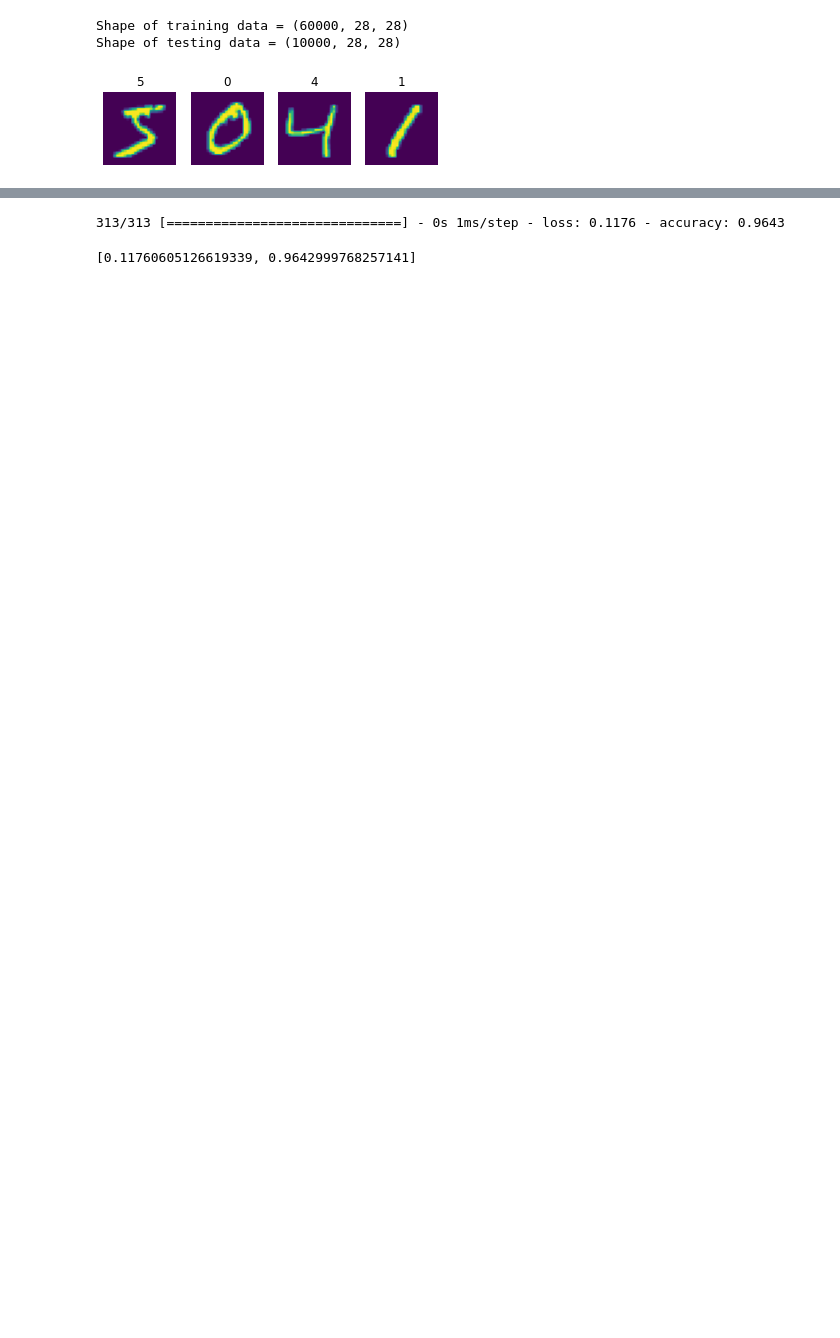
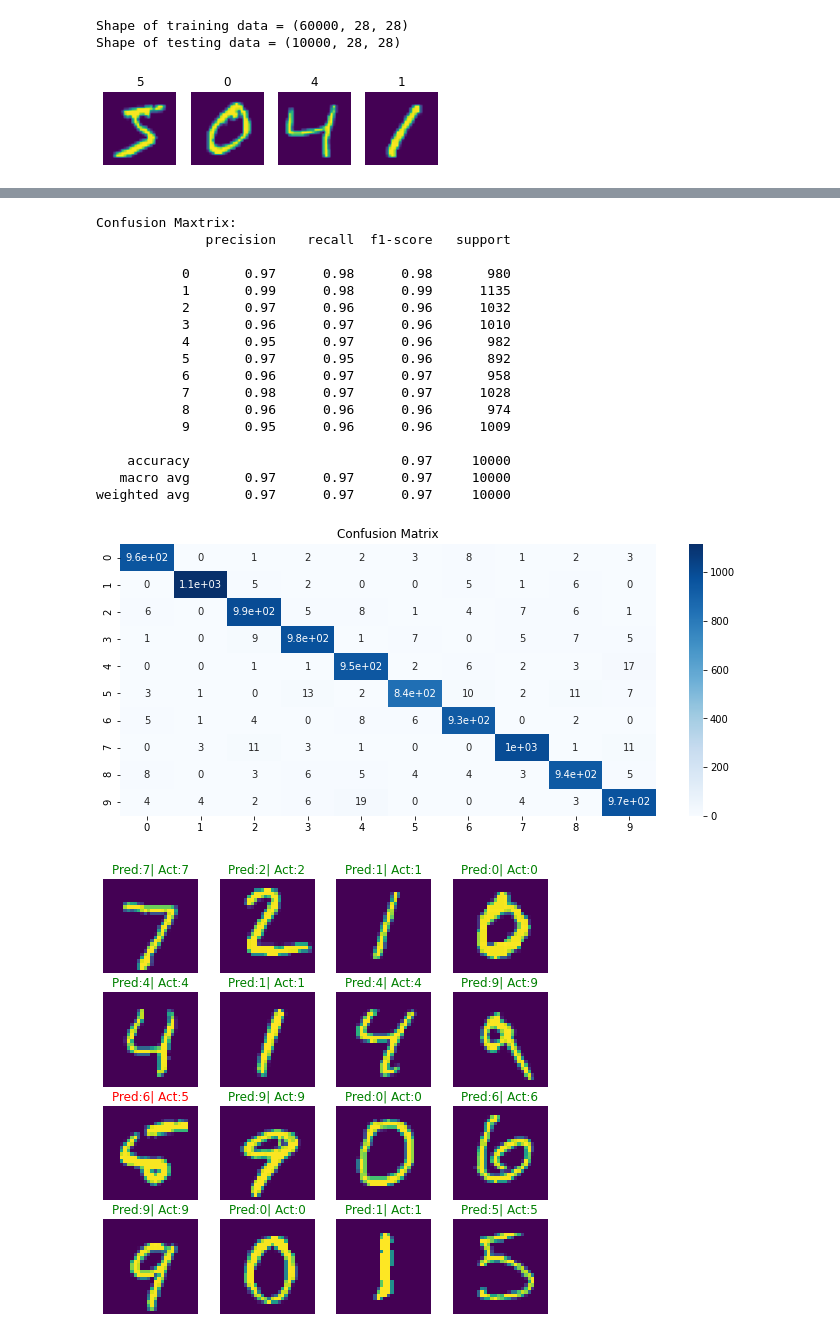
Before and after one commit to vajay84/NN, a Jupyter notebook: MNIST_dnn.ipynb, the cells around one changed output, grey strips where cells are left out. Saved outputs shown, nothing was run; the diff lists cells and outputs as text; code cells hidden in the pictures; blank space fills up the shorter version.

```diff
--- a/MNIST_dnn.ipynb
+++ b/MNIST_dnn.ipynb
@@ -156,5 +170,44 @@ logs.plot()
+# %%
+def plot_images_and_labels(test_x, test_y, y_pred):
+    fig, axes = plt.subplots(4, 4, figsize= (8, 8))
+    for i, ax in enumerate(axes.flatten()):
+        data_ =  test_x[i]
+        color= 'g'
+        ax.imshow(data_)
+        if y_pred[i] != test_y[i]:
+            color ='r'
+        ax.set_title(f"Pred:{y_pred[i]}| Act:{test_y[i]}", color=color)
+        ax.axis('off')
+    plt.show()
+
+
+def generate_error_reports(model, test_x, test_y):
+    y_pred = model.predict_classes(test_x)
+    print("Confusion Maxtrix:")
+    print(classification_report(test_y, y_pred))
+    _, ax = plt.subplots(figsize= (12, 5))
+    sn.heatmap(confusion_matrix(test_y, y_pred), cmap='Blues', annot=True, ax=ax)
+    ax.set_title("Confusion Matrix")
+    plot_images_and_labels(test_x, test_y, y_pred)
 # %%
-model.evaluate(test_x, test_y)
+generate_error_reports(model,test_x, test_y)
 # %% [output]
-313/313 [==============================] - 0s 1ms/step - loss: 0.1176 - accuracy: 0.9643
+Confusion Maxtrix:
+              precision    recall  f1-score   support
+
+           0       0.97      0.98      0.98       980
+           1       0.99      0.98      0.99      1135
+           2       0.97      0.96      0.96      1032
+           3       0.96      0.97      0.96      1010
+           4       0.95      0.97      0.96       982
+           5       0.97      0.95      0.96       892
+           6       0.96      0.97      0.97       958
+           7       0.98      0.97      0.97      1028
+           8       0.96      0.96      0.96       974
+           9       0.95      0.96      0.96      1009
+
+    accuracy                           0.97     10000
+   macro avg       0.97      0.97      0.97     10000
+weighted avg       0.97      0.97      0.97     10000
-[0.11760605126619339, 0.9642999768257141]
+[figure, added]
+[figure, added]
```
Also changed, not shown: parts of 35 cells of this notebook, 20 other files.
